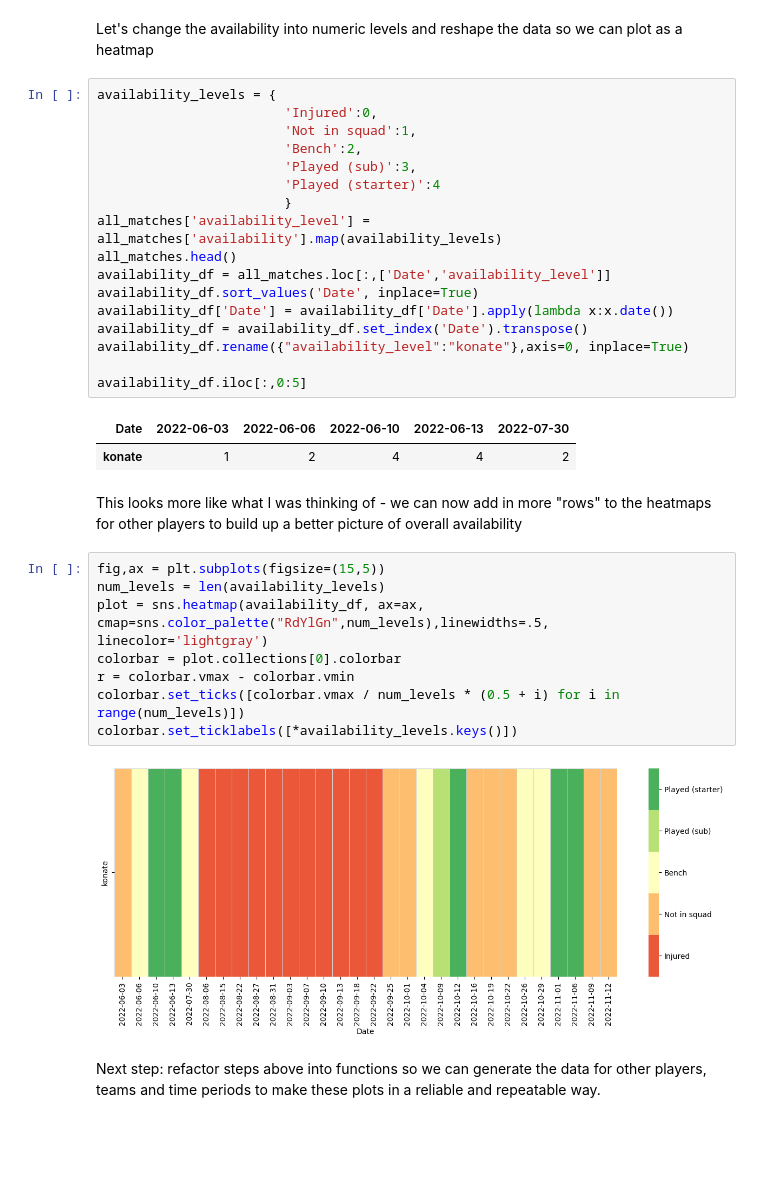
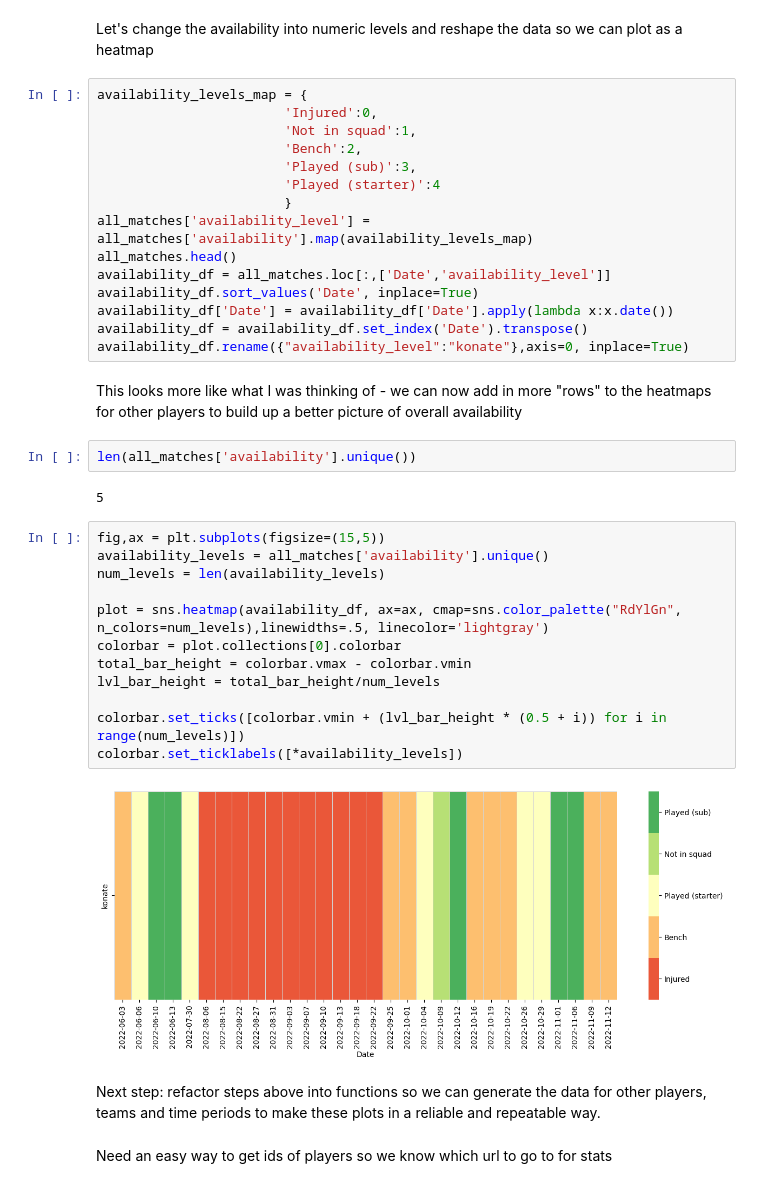
Before and after one commit to ismailmo1/football-data-viz, a Jupyter notebook: lpool-cb-injuries/konate-injuries.ipynb, the cells around one changed output. Drawn from its saved outputs; the diff is of its cells as text; blank space fills up the shorter version.

```diff
--- a/lpool-cb-injuries/konate-injuries.ipynb
+++ b/lpool-cb-injuries/konate-injuries.ipynb
@@ -204,36 +207,41 @@ This visual doesn't capture the differences between availability levels very wel
 # %% [markdown]
 Let's change the availability into numeric levels and reshape the data so we can plot as a heatmap
 # %%
-availability_levels = {
+availability_levels_map = {
                         'Injured':0,
                         'Not in squad':1,
                         'Bench':2,
                         'Played (sub)':3,
                         'Played (starter)':4
                         }
-all_matches['availability_level'] = all_matches['availability'].map(availability_levels)
+all_matches['availability_level'] = all_matches['availability'].map(availability_levels_map)
 all_matches.head()
 availability_df = all_matches.loc[:,['Date','availability_level']]
 availability_df.sort_values('Date', inplace=True)
 availability_df['Date'] = availability_df['Date'].apply(lambda x:x.date())
 availability_df = availability_df.set_index('Date').transpose()
 availability_df.rename({"availability_level":"konate"},axis=0, inplace=True)
-
-availability_df.iloc[:,0:5]
-# %% [output]
-| Date | 2022-06-03 | 2022-06-06 | 2022-06-10 | 2022-06-13 | 2022-07-30 |
-| konate | 1 | 2 | 4 | 4 | 2 |
 # %% [markdown]
 This looks more like what I was thinking of - we can now add in more "rows" to the heatmaps for other players to build up a better picture of overall availability
+# %%
+len(all_matches['availability'].unique())
+# %% [output]
+5
 # %%
 fig,ax = plt.subplots(figsize=(15,5))
+availability_levels = all_matches['availability'].unique()
 num_levels = len(availability_levels)
-plot = sns.heatmap(availability_df, ax=ax, cmap=sns.color_palette("RdYlGn",num_levels),linewidths=.5, linecolor='lightgray')
+
+plot = sns.heatmap(availability_df, ax=ax, cmap=sns.color_palette("RdYlGn", n_colors=num_levels),linewidths=.5, linecolor='lightgray')
 colorbar = plot.collections[0].colorbar
-r = colorbar.vmax - colorbar.vmin
-colorbar.set_ticks([colorbar.vmax / num_levels * (0.5 + i) for i in range(num_levels)])
-colorbar.set_ticklabels([*availability_levels.keys()])
+total_bar_height = colorbar.vmax - colorbar.vmin
+lvl_bar_height = total_bar_height/num_levels
+
+colorbar.set_ticks([colorbar.vmin + (lvl_bar_height * (0.5 + i)) for i in range(num_levels)])
+colorbar.set_ticklabels([*availability_levels])
 # %% [output]
-[figure, old version]
+[figure, new version]
 # %% [markdown]
 Next step: refactor steps above into functions so we can generate the data for other players, teams and time periods to make these plots in a reliable and repeatable way.
+# %% [markdown]
+Need an easy way to get ids of players so we know which url to go to for stats
```
Also changed, not shown: parts of 42 cells of this notebook, 4 other files.
